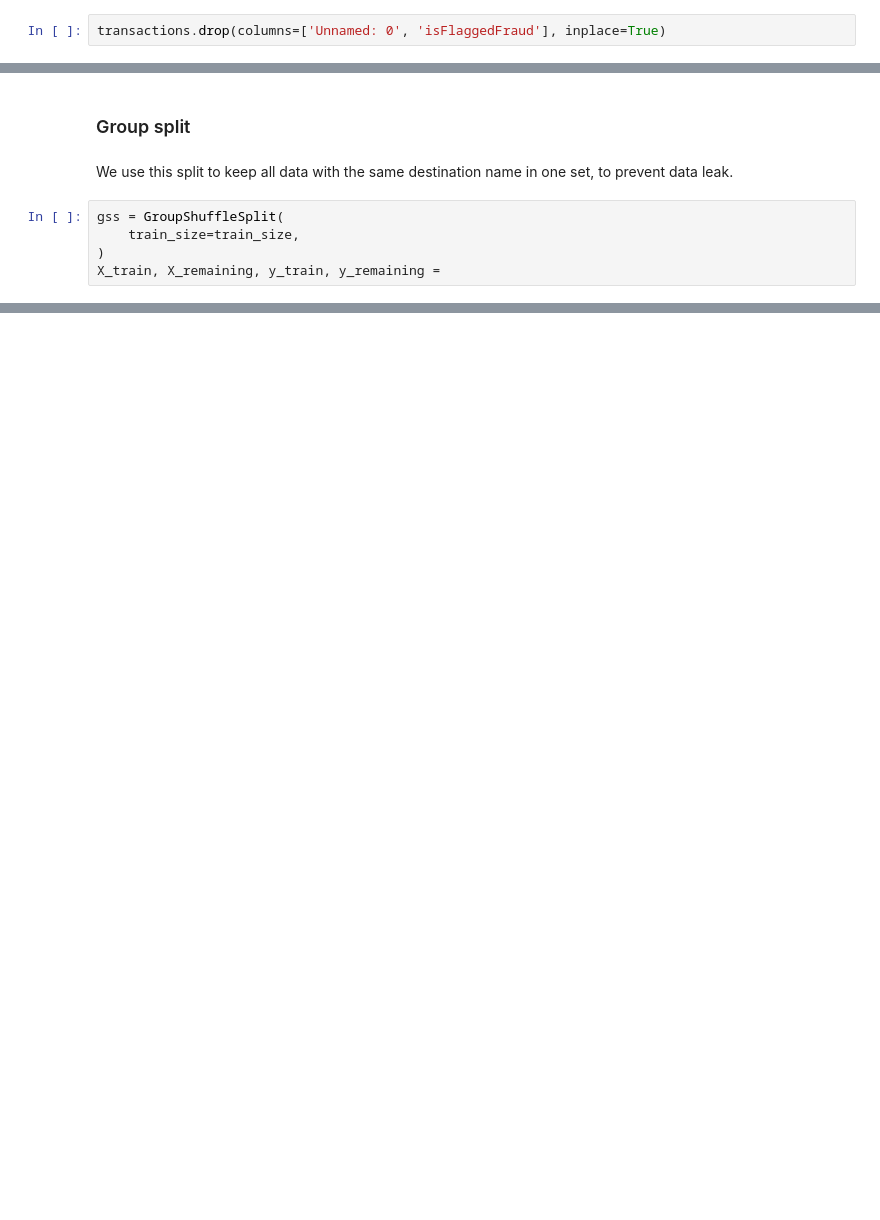
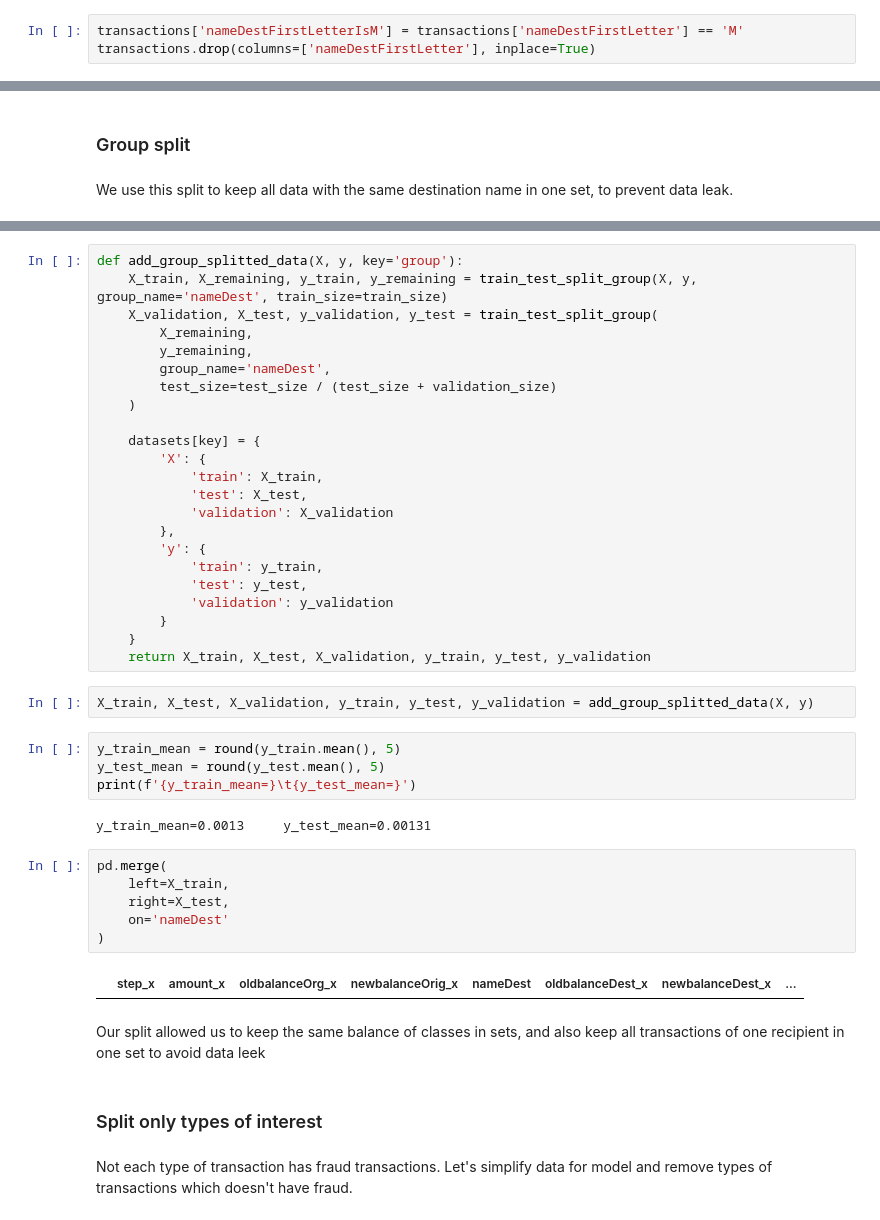
Before and after one commit to GuthHannes/CVTDM_Fraud_Prediction, a Jupyter notebook: std_and_reduce_dim.ipynb, the cells around one changed output, grey strips where cells are left out. Saved outputs shown, nothing was run; the diff lists cells and outputs as text; blank space fills up the shorter version.

```diff
--- a/std_and_reduce_dim.ipynb
+++ b/std_and_reduce_dim.ipynb
@@ -20,5 +20,6 @@ transactions.head()
 # %%
-transactions.drop(columns=['Unnamed: 0', 'isFlaggedFraud'], inplace=True)
+transactions['nameDestFirstLetterIsM'] = transactions['nameDestFirstLetter'] == 'M'
+transactions.drop(columns=['nameDestFirstLetter'], inplace=True)
 # %% [markdown]
 ## Split data into train, test and validation sets
 # %%
@@ -70,8 +73,3 @@ datasets['common'] = {
 ### Group split
 # %% [markdown]
 We use this split to keep all data with the same destination name in one set, to prevent data leak.
-# %%
-gss = GroupShuffleSplit(
-    train_size=train_size,
-)
-X_train, X_remaining, y_train, y_remaining =
@@ -79,0 +117,45 @@ SyntaxError: invalid syntax (2934566653.py, line 1)
+# %%
+def add_group_splitted_data(X, y, key='group'):
+    X_train, X_remaining, y_train, y_remaining = train_test_split_group(X, y, group_name='nameDest', train_size=train_size)
+    X_validation, X_test, y_validation, y_test = train_test_split_group(
+        X_remaining,
+        y_remaining,
+        group_name='nameDest',
+        test_size=test_size / (test_size + validation_size)
+    )
+
+    datasets[key] = {
+        'X': {
+            'train': X_train,
+            'test': X_test,
+            'validation': X_validation
+        },
+        'y': {
+            'train': y_train,
+            'test': y_test,
+            'validation': y_validation
+        }
+    }
+    return X_train, X_test, X_validation, y_train, y_test, y_validation
+# %%
+X_train, X_test, X_validation, y_train, y_test, y_validation = add_group_splitted_data(X, y)
+# %%
+y_train_mean = round(y_train.mean(), 5)
+y_test_mean = round(y_test.mean(), 5)
+print(f'{y_train_mean=}\t{y_test_mean=}')
+# %% [output]
+y_train_mean=0.0013     y_test_mean=0.00131
+# %%
+pd.merge(
+    left=X_train,
+    right=X_test,
+    on='nameDest'
+)
+# %% [output]
+|  | step_x | amount_x | oldbalanceOrg_x | newbalanceOrig_x | nameDest | oldbalanceDest_x | newbalanceDest_x | ... |
+# %% [markdown]
+Our split allowed us to keep the same balance of classes in sets, and also keep all transactions of one recipient in one set to avoid data leek
+# %% [markdown]
+### Split only types of interest
+# %% [markdown]
+Not each type of transaction has fraud transactions. Let's simplify data for model and remove types of transactions which doesn't have fraud.
```
Also changed, not shown: parts of 18 cells of this notebook.
